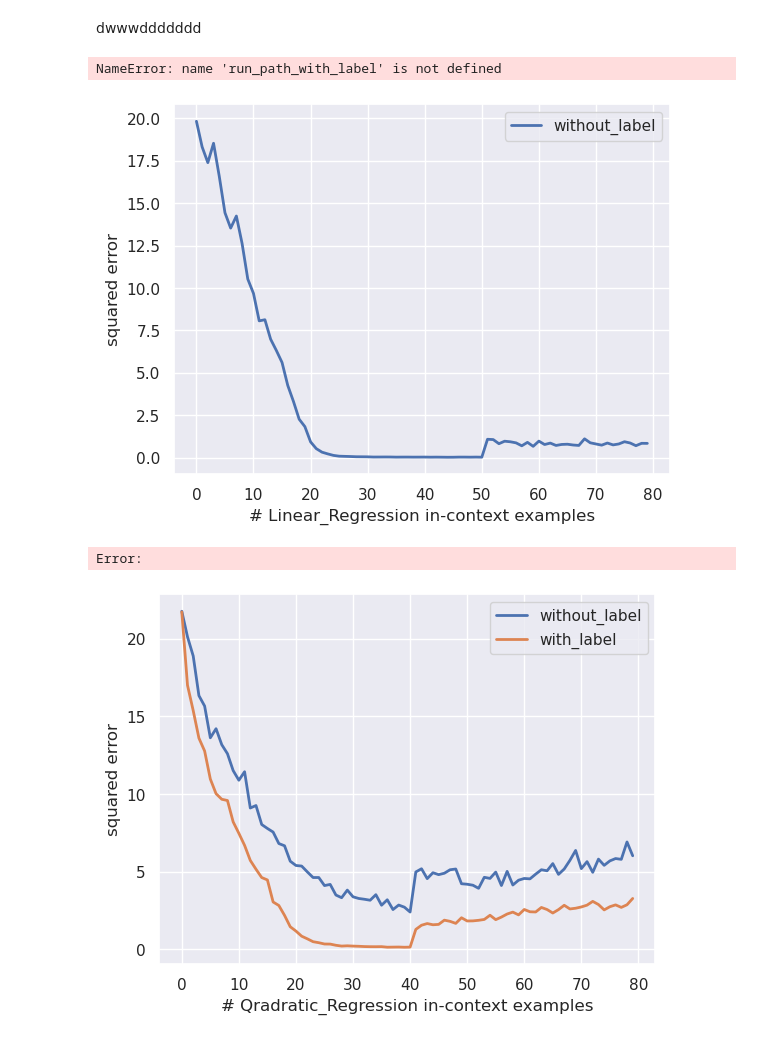
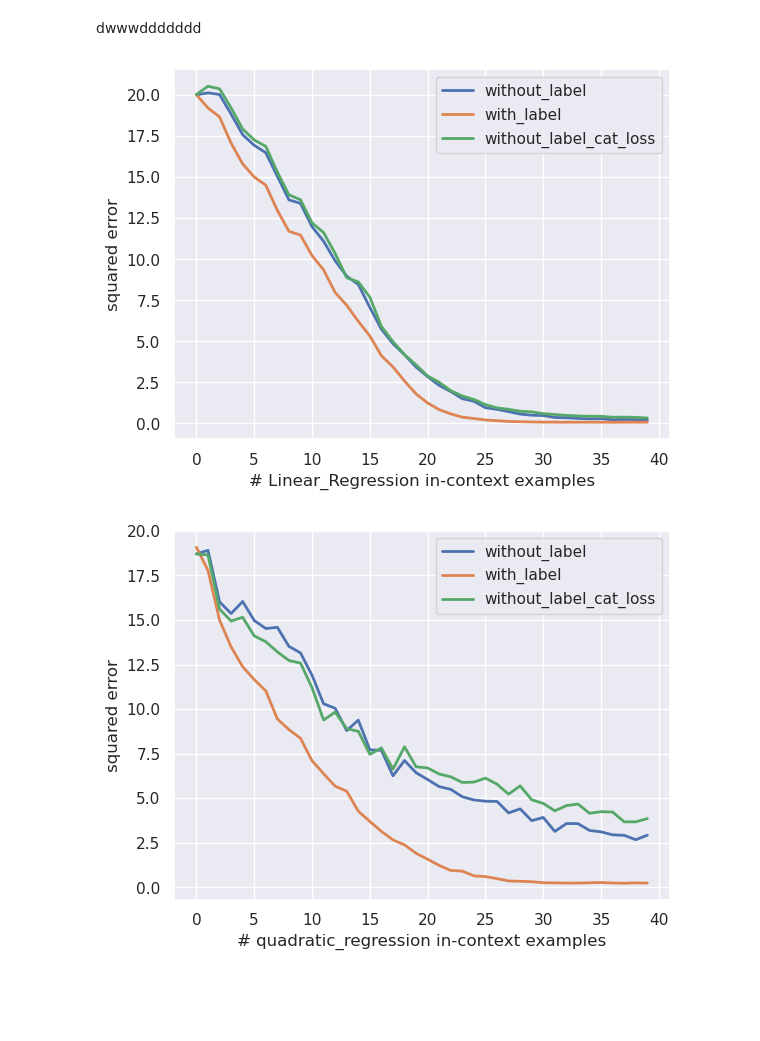
Before and after one commit to aia00/LLM_Archive, a Jupyter notebook: GPT2/experiments/ICL_24_2/mycode/categorical_loss/src/my_eval.ipynb, the cells around one changed output. Saved outputs shown, nothing was run; the diff lists cells and outputs as text; code cells hidden in the pictures; blank space fills up the shorter version.

```diff
--- a/GPT2/experiments/ICL_24_2/mycode/categorical_loss/src/my_eval.ipynb
+++ b/GPT2/experiments/ICL_24_2/mycode/categorical_loss/src/my_eval.ipynb
@@ -151,23 +97,30 @@ model_with_label, conf = get_parrallel_model_from_run(run_path_with_label)
 model_with_label = model_with_label.to(device)
 
 with torch.no_grad():
-    pred_with_label = model_with_label(xs, ys, 0)
+    pred_with_label = model_with_label(xs, ys, 0,)
 
 metric_with_label = task.get_metric()
 loss_with_label = metric_with_label(pred_with_label, ys).cpu().numpy()
-# %% [output]
-NameError: name 'run_path_with_label' is not defined
+# %%
+model_without_label_cat_loss, conf = get_parrallel_model_from_run(run_path_without_label_cat_loss)
+model_without_label_cat_loss = model_without_label_cat_loss.to(device)
+
+with torch.no_grad():
+    pred_without_label_cat_loss = model_without_label_cat_loss(xs, ys, 0, True)
+
+metric_without_label_cat_loss = task.get_metric()
+loss_without_label_cat_loss = metric_with_label(pred_without_label_cat_loss[0], ys).cpu().numpy()
 # %%
 plt.plot(loss_without_label.mean(axis=0), lw=2, label="without_label")
-# plt.plot(loss_with_label.mean(axis=0), lw=2, label="with_label")
+plt.plot(loss_with_label.mean(axis=0), lw=2, label="with_label")
+plt.plot(loss_without_label_cat_loss.mean(axis=0), lw=2, label="without_label_cat_loss")
 
 plt.xlabel("# Linear_Regression in-context examples")
 plt.ylabel("squared error")
 plt.legend()
 plt.show()
 # %% [output]
-[figure, old version]
+[figure, new version]
-Error:
 # %%
 model_without_label, conf = get_parrallel_model_from_run(run_path_without_label)
 n_dims = conf.model.n_dims
@@ -189,7 +142,7 @@ model_without_label, conf = get_parrallel_model_from_run(run_path_without_label)
 model_without_label = model_without_label.to(device)
 task = task_sampler()
 
-xs= data_sampler.sample_xs(b_size=batch_size, n_points=80).to(device)
+xs= data_sampler.sample_xs(b_size=batch_size, n_points=40).to(device)
 ys = task.evaluate(xs).to(device)
 
 with torch.no_grad():
@@ -206,16 +159,26 @@ with torch.no_grad():
 
 metric_with_label = task.get_metric()
 loss_with_label = metric_with_label(pred_with_label, ys).cpu().numpy()
+# %%
+model_without_label_cat_loss, conf = get_parrallel_model_from_run(run_path_without_label_cat_loss)
+model_without_label_cat_loss = model_without_label_cat_loss.to(device)
+
+with torch.no_grad():
+    pred_without_label_cat_loss = model_without_label_cat_loss(xs, ys, 1, True)
+
+metric_without_label_cat_loss = task.get_metric()
+loss_without_label_cat_loss = metric_with_label(pred_without_label_cat_loss[0], ys).cpu().numpy()
 # %%
 plt.plot(loss_without_label.mean(axis=0), lw=2, label="without_label")
 plt.plot(loss_with_label.mean(axis=0), lw=2, label="with_label")
+plt.plot(loss_without_label_cat_loss.mean(axis=0), lw=2, label="without_label_cat_loss")
 
-plt.xlabel("# Qradratic_Regression in-context examples")
+plt.xlabel("# quadratic_regression in-context examples")
 plt.ylabel("squared error")
 plt.legend()
 plt.show()
 # %% [output]
-[figure, old version]
+[figure, new version]
 # %%
 model_without_label, conf = get_parrallel_model_from_run(run_path_without_label)
 n_dims = conf.model.n_dims
```
Also changed, not shown: parts of 35 cells of this notebook, 3 other files.
